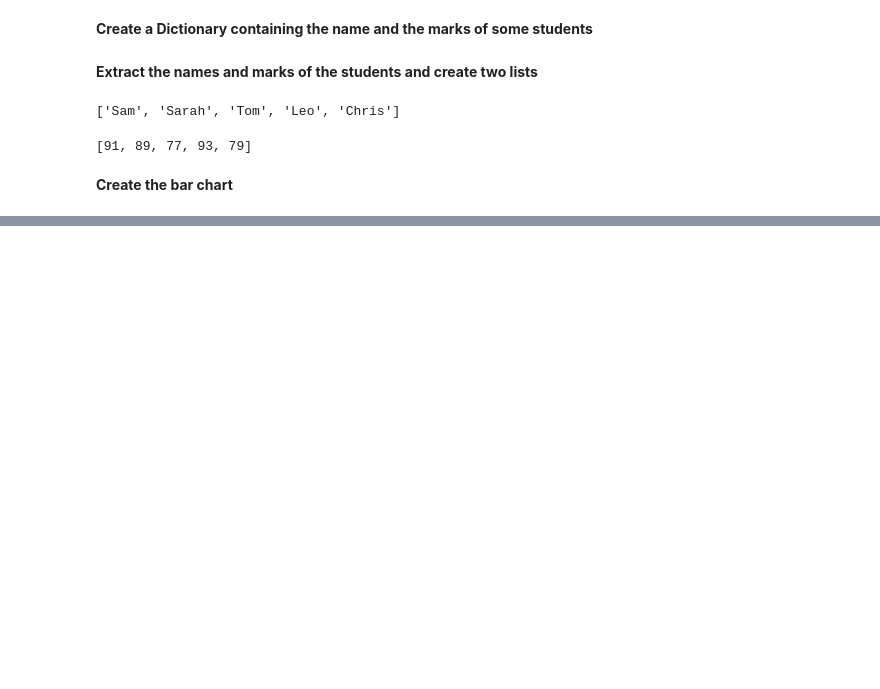
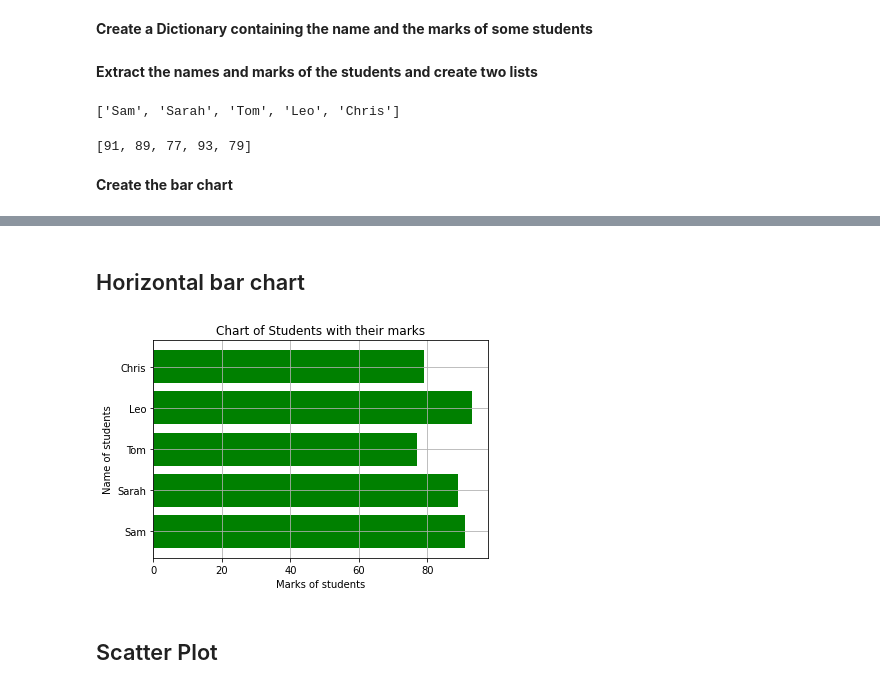
Before and after one commit to World-of-ML-AI/Data-Analysis-Tools, a Jupyter notebook: Matplotlib/Matplotlib Tutorial.ipynb, the cells around one changed output, grey strips where cells are left out. Cells and saved outputs as stored; diff of their text form; code cells hidden in the pictures; blank space fills up the shorter version.

```diff
--- a/Matplotlib/Matplotlib Tutorial.ipynb
+++ b/Matplotlib/Matplotlib Tutorial.ipynb
@@ -127,0 +130,13 @@ plt.show()
+# %% [markdown]
+## Horizontal bar chart
+# %%
+plt.barh(names, marks, color = 'green')
+plt.title("Chart of Students with their marks")
+plt.ylabel("Name of students")
+plt.xlabel("Marks of students")
+plt.grid(True)
+plt.show()
+# %% [output]
+[figure, added]
+# %% [markdown]
+## Scatter Plot
```
Also changed, not shown: parts of 3 cells of this notebook.
